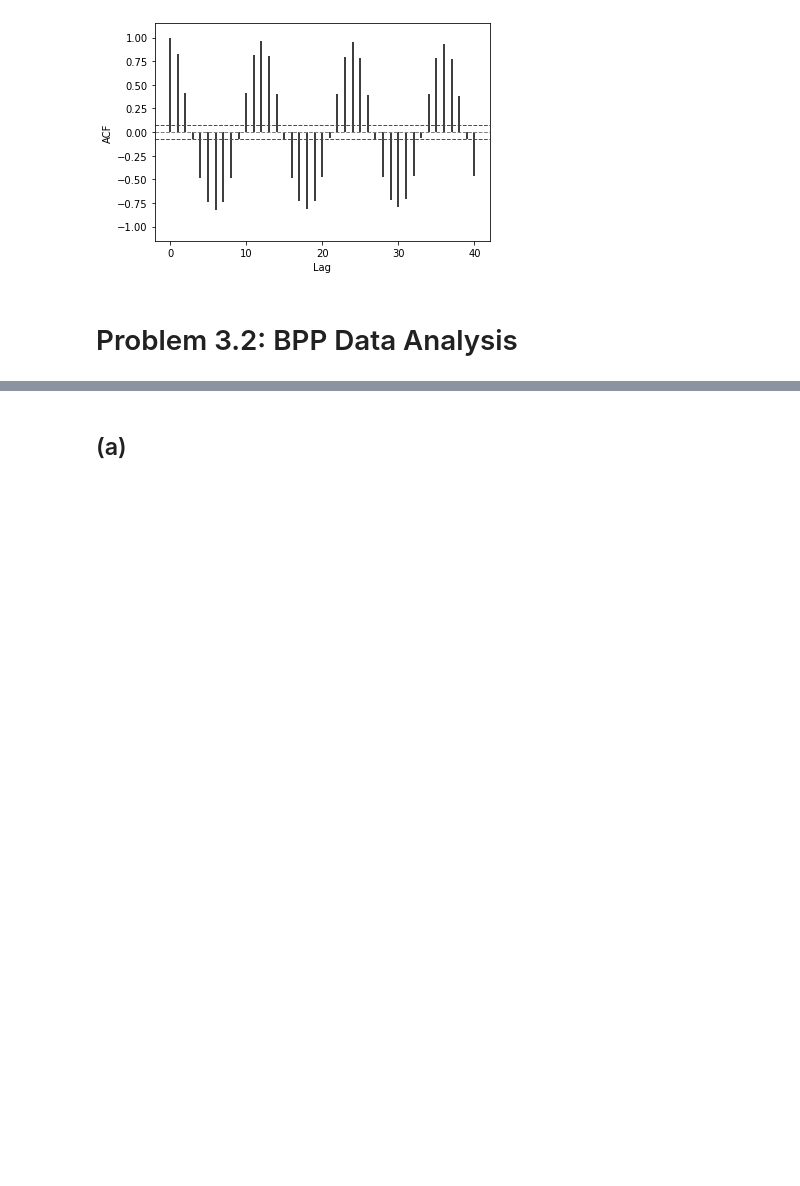
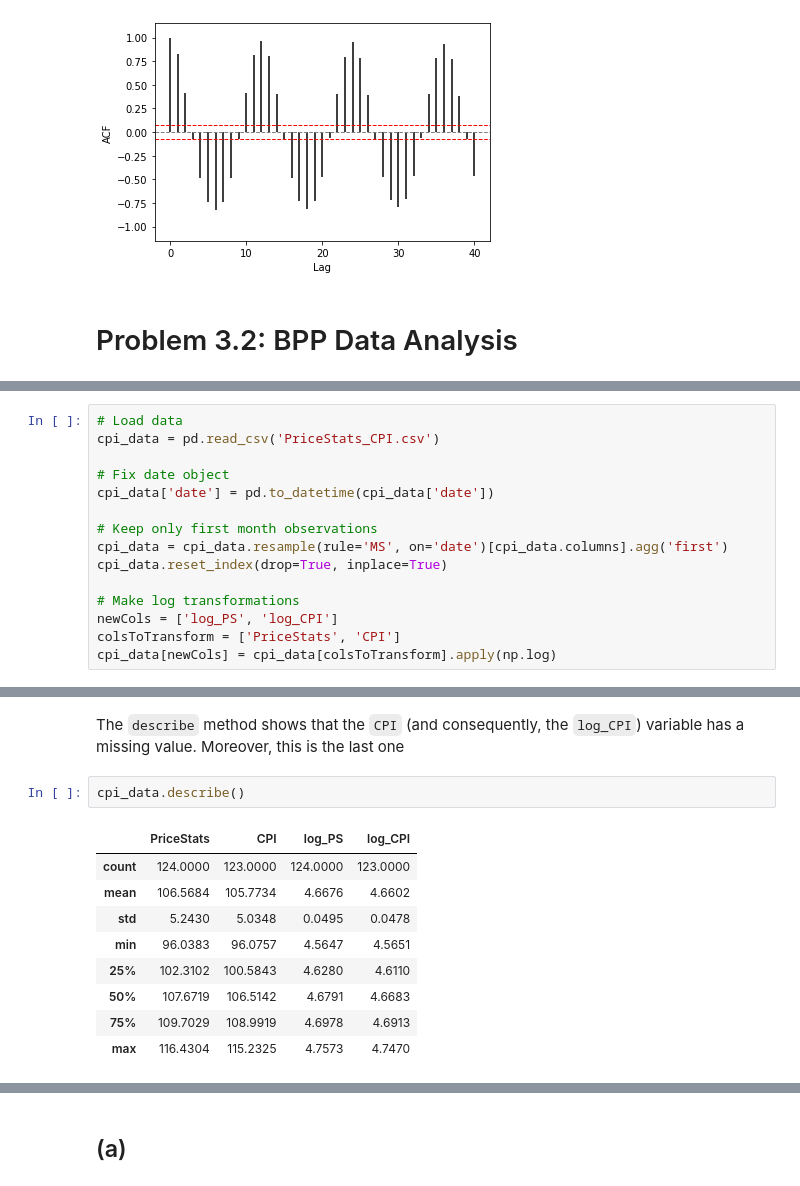
Before and after one commit to pipeton8/6.439-stats-comp-applications, a Jupyter notebook: Assignments/3 - Economics/6.439 - Problem Set 3.ipynb, the cells around one changed output, grey strips where cells are left out. Cells and saved outputs as stored; diff of their text form; blank space fills up the shorter version.

Commit message:
Finished CPI_data preamble

```diff
--- a/Assignments/3 - Economics/6.439 - Problem Set 3.ipynb
+++ b/Assignments/3 - Economics/6.439 - Problem Set 3.ipynb
@@ -812,0 +818,15 @@ fig.show()
+# %%
+# Load data
+cpi_data = pd.read_csv('PriceStats_CPI.csv')
+
+# Fix date object
+cpi_data['date'] = pd.to_datetime(cpi_data['date'])
+
+# Keep only first month observations
+cpi_data = cpi_data.resample(rule='MS', on='date')[cpi_data.columns].agg('first')
+cpi_data.reset_index(drop=True, inplace=True)
+
+# Make log transformations
+newCols = ['log_PS', 'log_CPI']
+colsToTransform = ['PriceStats', 'CPI']
+cpi_data[newCols] = cpi_data[colsToTransform].apply(np.log)
@@ -812,0 +852,14 @@ fig.show()
+# %% [markdown]
+The `describe` method shows that the `CPI` (and consequently, the `log_CPI`) variable has a missing value. Moreover, this is the last one
+# %%
+cpi_data.describe()
+# %% [output]
+|  | PriceStats | CPI | log_PS | log_CPI |
+| count | 124.0000 | 123.0000 | 124.0000 | 123.0000 |
+| mean | 106.5684 | 105.7734 | 4.6676 | 4.6602 |
+| std | 5.2430 | 5.0348 | 0.0495 | 0.0478 |
+| min | 96.0383 | 96.0757 | 4.5647 | 4.5651 |
+| 25% | 102.3102 | 100.5843 | 4.6280 | 4.6110 |
+| 50% | 107.6719 | 106.5142 | 4.6791 | 4.6683 |
+| 75% | 109.7029 | 108.9919 | 4.6978 | 4.6913 |
+| max | 116.4304 | 115.2325 | 4.7573 | 4.7470 |
```
Also changed, not shown: parts of 6 cells of this notebook.
